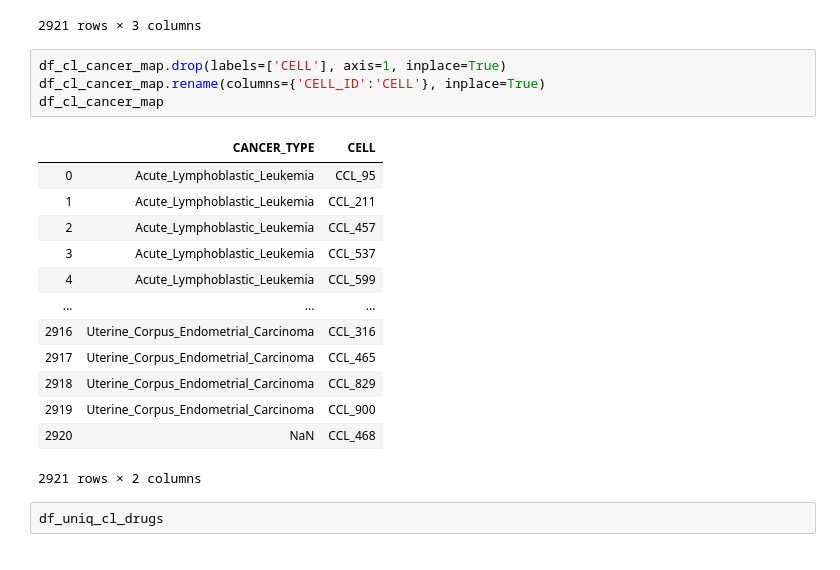
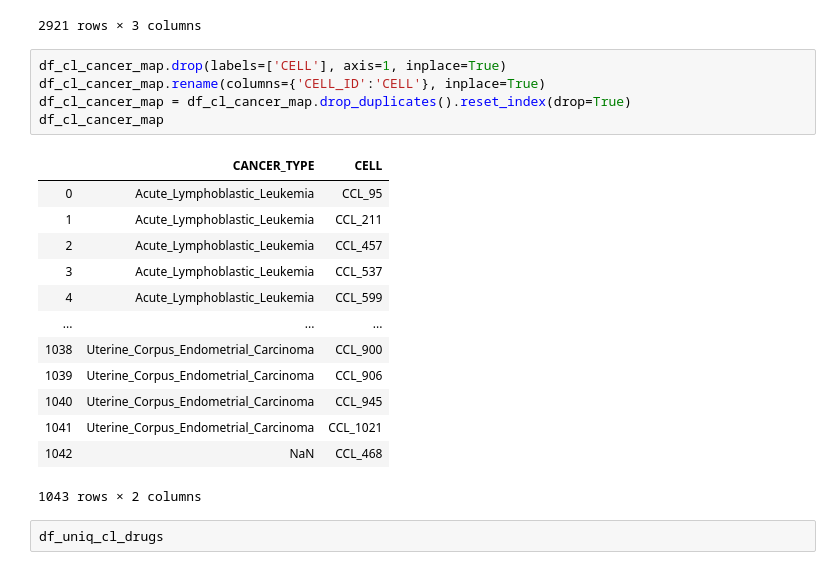
Before and after one commit to ECP-CANDLE/topN_generator, a Jupyter notebook: build_master.ipynb, the cells around one changed output. Cells and saved outputs as stored; diff of their text form.

```diff
--- a/build_master.ipynb
+++ b/build_master.ipynb
@@ -73,21 +73,22 @@ df_cl_cancer_map
 # %%
 df_cl_cancer_map.drop(labels=['CELL'], axis=1, inplace=True)
 df_cl_cancer_map.rename(columns={'CELL_ID':'CELL'}, inplace=True)
+df_cl_cancer_map = df_cl_cancer_map.drop_duplicates().reset_index(drop=True)
 df_cl_cancer_map
 # %% [output]
 |  | CANCER_TYPE | CELL |
 | 0 | Acute_Lymphoblastic_Leukemia | CCL_95 |
 | 1 | Acute_Lymphoblastic_Leukemia | CCL_211 |
 | 2 | Acute_Lymphoblastic_Leukemia | CCL_457 |
 | 3 | Acute_Lymphoblastic_Leukemia | CCL_537 |
 | 4 | Acute_Lymphoblastic_Leukemia | CCL_599 |
 | ... | ... | ... |
-| 2916 | Uterine_Corpus_Endometrial_Carcinoma | CCL_316 |
-| 2917 | Uterine_Corpus_Endometrial_Carcinoma | CCL_465 |
-| 2918 | Uterine_Corpus_Endometrial_Carcinoma | CCL_829 |
-| 2919 | Uterine_Corpus_Endometrial_Carcinoma | CCL_900 |
-| 2920 | NaN | CCL_468 |
+| 1038 | Uterine_Corpus_Endometrial_Carcinoma | CCL_900 |
+| 1039 | Uterine_Corpus_Endometrial_Carcinoma | CCL_906 |
+| 1040 | Uterine_Corpus_Endometrial_Carcinoma | CCL_945 |
+| 1041 | Uterine_Corpus_Endometrial_Carcinoma | CCL_1021 |
+| 1042 | NaN | CCL_468 |
-2921 rows × 2 columns
+1043 rows × 2 columns
 # %%
 df_uniq_cl_drugs
 # %% [output]
```
Also changed, not shown: parts of 16 cells of this notebook.
